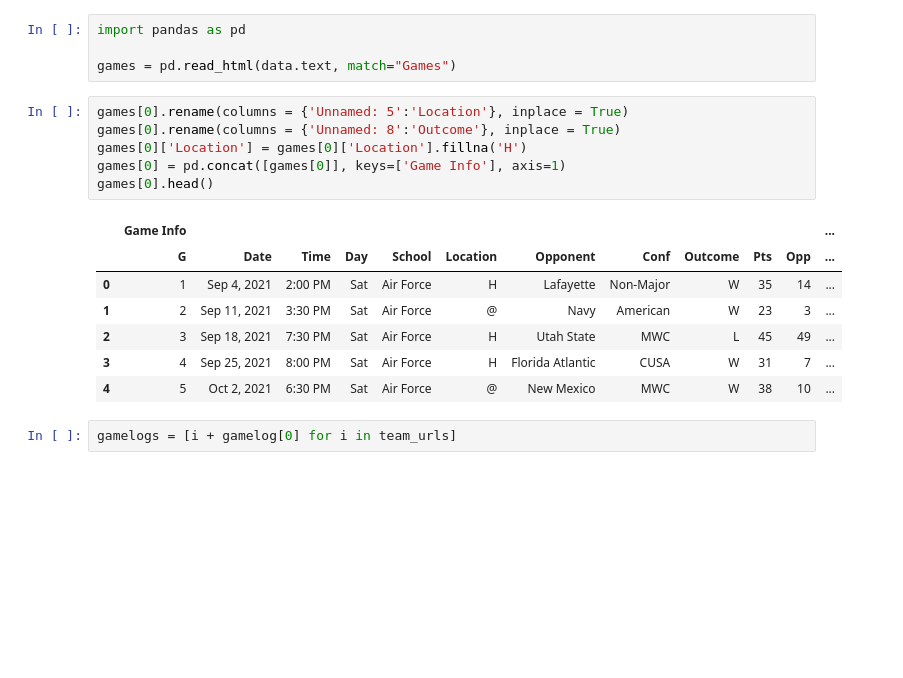
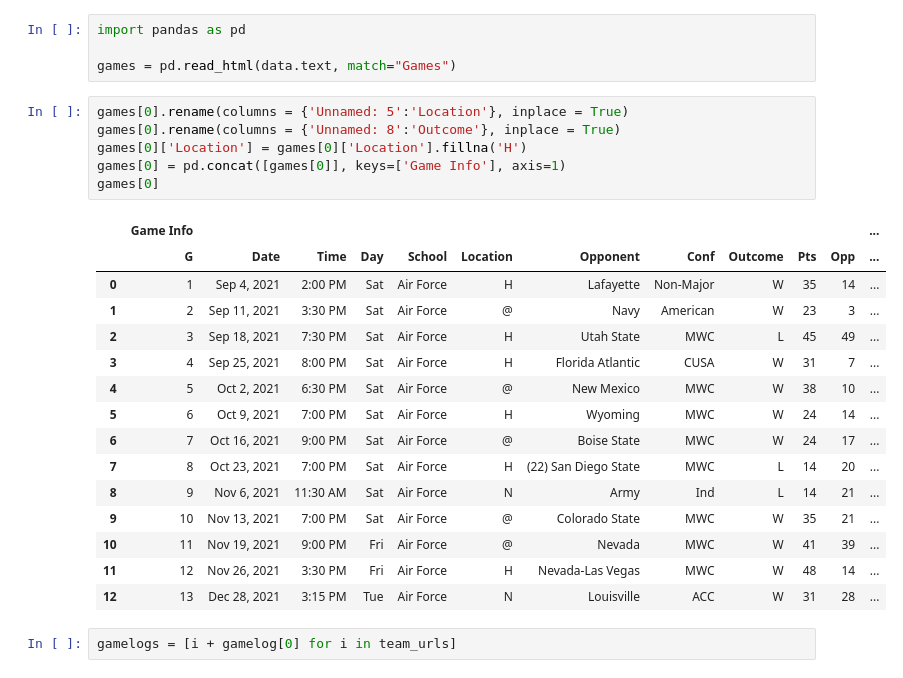
Before and after one commit to ParkerWilliams1/NCAA-Football-Prediction-Web-Scraping-Machine-Learning-Model, a Jupyter notebook: NCAAFootballScraping.ipynb, the cells around one changed output. Drawn from its saved outputs; the diff is of its cells as text; blank space fills up the shorter version.

```diff
--- a/NCAAFootballScraping.ipynb
+++ b/NCAAFootballScraping.ipynb
@@ -39,17 +43,25 @@ games = pd.read_html(data.text, match="Games")
 # %%
 games[0].rename(columns = {'Unnamed: 5':'Location'}, inplace = True)
 games[0].rename(columns = {'Unnamed: 8':'Outcome'}, inplace = True)
 games[0]['Location'] = games[0]['Location'].fillna('H')
 games[0] = pd.concat([games[0]], keys=['Game Info'], axis=1)
-games[0].head()
+games[0]
 # %% [output]
 |  | Game Info |  |  |  |  |  |  |  |  |  |  | ... |
 |  | G | Date | Time | Day | School | Location | Opponent | Conf | Outcome | Pts | Opp | ... |
 | 0 | 1 | Sep 4, 2021 | 2:00 PM | Sat | Air Force | H | Lafayette | Non-Major | W | 35 | 14 | ... |
 | 1 | 2 | Sep 11, 2021 | 3:30 PM | Sat | Air Force | @ | Navy | American | W | 23 | 3 | ... |
 | 2 | 3 | Sep 18, 2021 | 7:30 PM | Sat | Air Force | H | Utah State | MWC | L | 45 | 49 | ... |
 | 3 | 4 | Sep 25, 2021 | 8:00 PM | Sat | Air Force | H | Florida Atlantic | CUSA | W | 31 | 7 | ... |
 | 4 | 5 | Oct 2, 2021 | 6:30 PM | Sat | Air Force | @ | New Mexico | MWC | W | 38 | 10 | ... |
+| 5 | 6 | Oct 9, 2021 | 7:00 PM | Sat | Air Force | H | Wyoming | MWC | W | 24 | 14 | ... |
+| 6 | 7 | Oct 16, 2021 | 9:00 PM | Sat | Air Force | @ | Boise State | MWC | W | 24 | 17 | ... |
+| 7 | 8 | Oct 23, 2021 | 7:00 PM | Sat | Air Force | H | (22) San Diego State | MWC | L | 14 | 20 | ... |
+| 8 | 9 | Nov 6, 2021 | 11:30 AM | Sat | Air Force | N | Army | Ind | L | 14 | 21 | ... |
+| 9 | 10 | Nov 13, 2021 | 7:00 PM | Sat | Air Force | @ | Colorado State | MWC | W | 35 | 21 | ... |
+| 10 | 11 | Nov 19, 2021 | 9:00 PM | Fri | Air Force | @ | Nevada | MWC | W | 41 | 39 | ... |
+| 11 | 12 | Nov 26, 2021 | 3:30 PM | Fri | Air Force | H | Nevada-Las Vegas | MWC | W | 48 | 14 | ... |
+| 12 | 13 | Dec 28, 2021 | 3:15 PM | Tue | Air Force | N | Louisville | ACC | W | 31 | 28 | ... |
 # %%
 gamelogs = [i + gamelog[0] for i in team_urls]
 # %%
```
Also changed, not shown: parts of 8 cells of this notebook.
